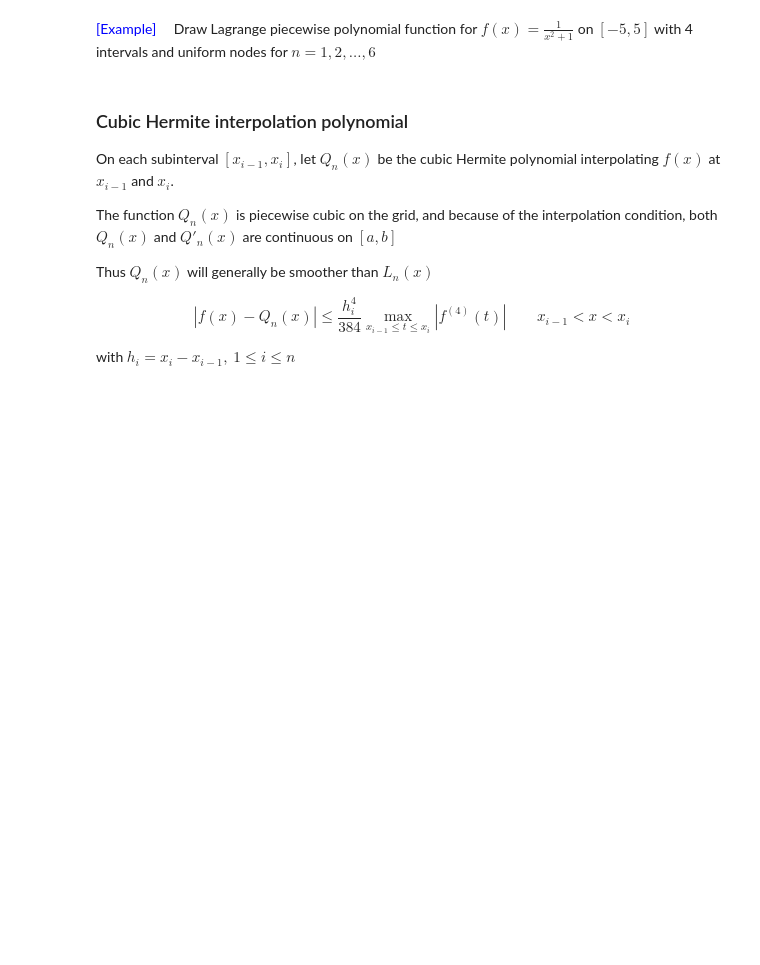
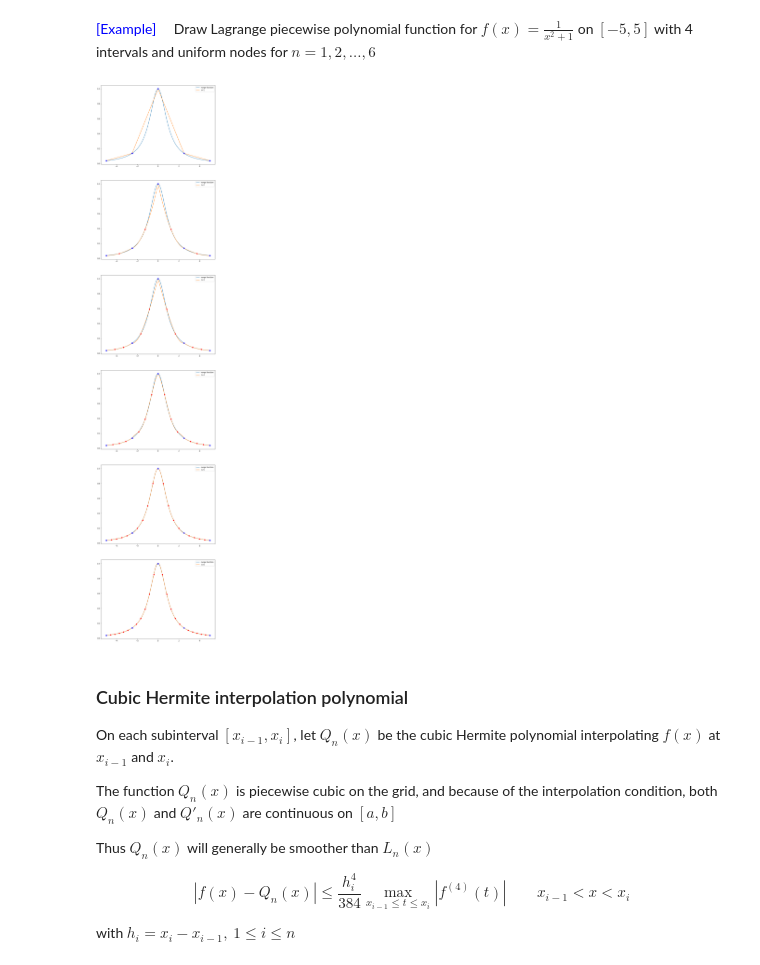
Before and after one commit to dw-shin/NA_notes, a Jupyter notebook: chapter3/NA_ch3.ipynb, the cells around one changed output. Saved outputs shown, nothing was run; the diff lists cells and outputs as text; code cells hidden in the pictures; blank space fills up the shorter version.

```diff
--- a/chapter3/NA_ch3.ipynb
+++ b/chapter3/NA_ch3.ipynb
@@ -358,3 +446,38 @@ import matplotlib.pylab as plt
+# %%
+import numpy as np
+import matplotlib.pylab as plt
+%matplotlib inline
+
+plt.figure(figsize=(12,60))
+num_interval = 4
+num_interval_nodes = 50
+num_plot_nodes = num_interval * num_interval_nodes
+t = np.linspace(-5,5,num=num_plot_nodes+1)
+ft = 1/(t**2+1)
+for i in range(1,7):
+    num_nodes = num_interval * i + 1
+    x = np.linspace(-5,5,num=num_nodes)
+    tt=[]
+    val=[]
+    for j in range(0,num_interval):
+        x_local = x[j*i + np.arange(0,i+1)]
+        fx_local = 1/(x_local**2 + 1)
+        t_local = np.linspace(x[j*i],x[j*i + i],num=num_interval_nodes)
+        val_local = np.zeros(num_interval_nodes)
+        for k in range(0,num_interval_nodes):
+            val_local[k] = Lagrange_polynomial(t_local[k],x_local,fx_local)
+        tt=np.append(tt,t_local)
+        val=np.append(val,val_local)
+    plt.subplot(6,1,i)
+    plt.plot(t,1/(t**2+1),label='runge function')
+    plt.plot(tt,val,label='n={}'.format(i))
+    plt.plot(x,1/(x**2+1),'ro')
+    plt.plot(x[0:-1:i],1/(x[0:-1:i]**2+1),'bs')
+    plt.plot(x[-1],1/(x[-1]**2+1),'bs')
+    plt.legend()
+plt.show()
+# %% [output]
+[figure, added]
 # %% [markdown]
 ### Cubic Hermite interpolation polynomial
 
```
Also changed, not shown: parts of 13 cells of this notebook.
